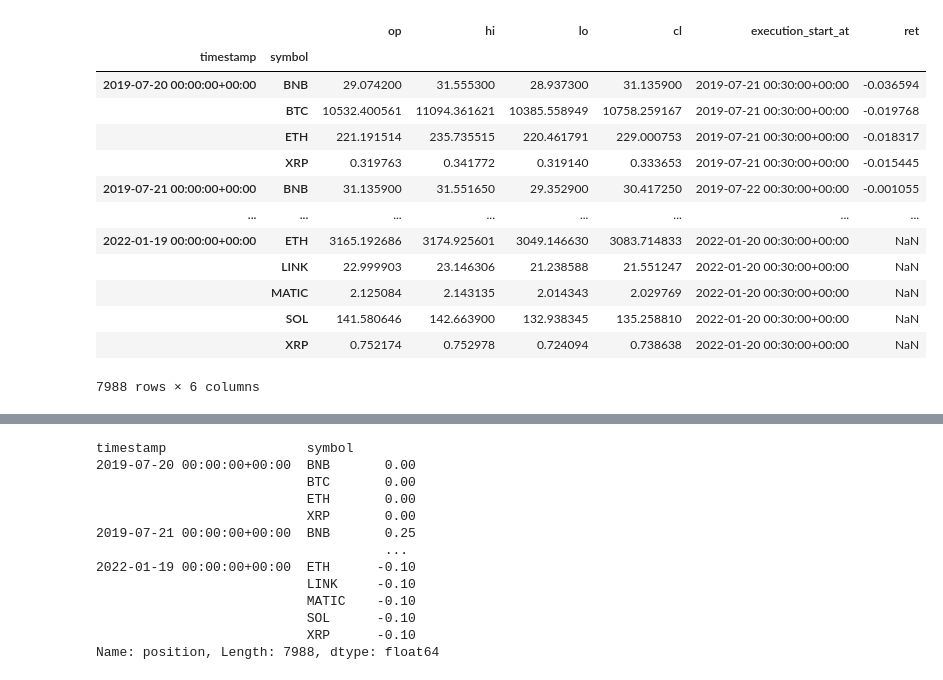
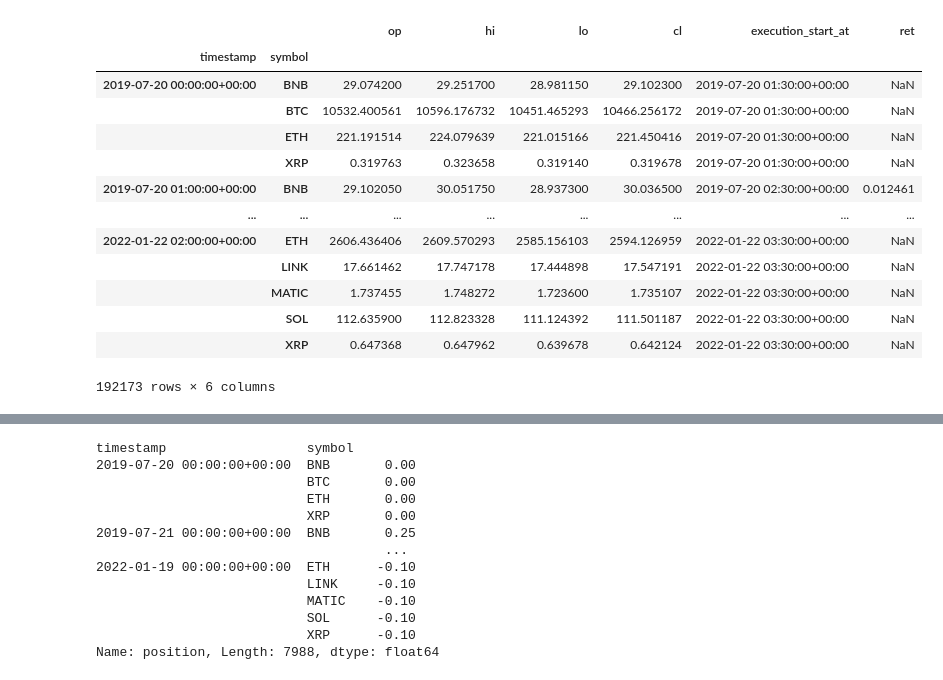
Before and after one commit to alphasea-dapp/alphasea-example-model, a Jupyter notebook: notebooks/example_model_rank.ipynb, the cells around one changed output, grey strips where cells are left out. Cells and saved outputs as stored; diff of their text form; code cells hidden in the pictures.

```diff
--- a/notebooks/example_model_rank.ipynb
+++ b/notebooks/example_model_rank.ipynb
@@ -28,24 +28,24 @@ cloudpickle.register_pickle_by_value(src) # for model portability
 # %%
 # symbols = 'BTC,ETH'.split(',')
 symbols = os.getenv('ALPHASEA_SYMBOLS').split(',') # 売買代金が多く、古いもの
-df = fetch_daily_ohlcv(symbols=symbols, with_target=True)
+df = fetch_ohlcv(symbols=symbols, with_target=True)
 df.to_pickle('/tmp/df.pkl')
 display(df)
 # %% [output]
 |  |  | op | hi | lo | cl | execution_start_at | ret |
 | timestamp | symbol |  |  |  |  |  |  |
-| 2019-07-20 00:00:00+00:00 | BNB | 29.074200 | 31.555300 | 28.937300 | 31.135900 | 2019-07-21 00:30:00+00:00 | -0.036594 |
-|  | BTC | 10532.400561 | 11094.361621 | 10385.558949 | 10758.259167 | 2019-07-21 00:30:00+00:00 | -0.019768 |
-|  | ETH | 221.191514 | 235.735515 | 220.461791 | 229.000753 | 2019-07-21 00:30:00+00:00 | -0.018317 |
-|  | XRP | 0.319763 | 0.341772 | 0.319140 | 0.333653 | 2019-07-21 00:30:00+00:00 | -0.015445 |
-| 2019-07-21 00:00:00+00:00 | BNB | 31.135900 | 31.551650 | 29.352900 | 30.417250 | 2019-07-22 00:30:00+00:00 | -0.001055 |
+| 2019-07-20 00:00:00+00:00 | BNB | 29.074200 | 29.251700 | 28.981150 | 29.102300 | 2019-07-20 01:30:00+00:00 | NaN |
+|  | BTC | 10532.400561 | 10596.176732 | 10451.465293 | 10466.256172 | 2019-07-20 01:30:00+00:00 | NaN |
+|  | ETH | 221.191514 | 224.079639 | 221.015166 | 221.450416 | 2019-07-20 01:30:00+00:00 | NaN |
+|  | XRP | 0.319763 | 0.323658 | 0.319140 | 0.319678 | 2019-07-20 01:30:00+00:00 | NaN |
+| 2019-07-20 01:00:00+00:00 | BNB | 29.102050 | 30.051750 | 28.937300 | 30.036500 | 2019-07-20 02:30:00+00:00 | 0.012461 |
 | ... | ... | ... | ... | ... | ... | ... | ... |
-| 2022-01-19 00:00:00+00:00 | ETH | 3165.192686 | 3174.925601 | 3049.146630 | 3083.714833 | 2022-01-20 00:30:00+00:00 | NaN |
-|  | LINK | 22.999903 | 23.146306 | 21.238588 | 21.551247 | 2022-01-20 00:30:00+00:00 | NaN |
-|  | MATIC | 2.125084 | 2.143135 | 2.014343 | 2.029769 | 2022-01-20 00:30:00+00:00 | NaN |
-|  | SOL | 141.580646 | 142.663900 | 132.938345 | 135.258810 | 2022-01-20 00:30:00+00:00 | NaN |
-|  | XRP | 0.752174 | 0.752978 | 0.724094 | 0.738638 | 2022-01-20 00:30:00+00:00 | NaN |
+| 2022-01-22 02:00:00+00:00 | ETH | 2606.436406 | 2609.570293 | 2585.156103 | 2594.126959 | 2022-01-22 03:30:00+00:00 | NaN |
+|  | LINK | 17.661462 | 17.747178 | 17.444898 | 17.547191 | 2022-01-22 03:30:00+00:00 | NaN |
+|  | MATIC | 1.737455 | 1.748272 | 1.723600 | 1.735107 | 2022-01-22 03:30:00+00:00 | NaN |
+|  | SOL | 112.635900 | 112.823328 | 111.124392 | 111.501187 | 2022-01-22 03:30:00+00:00 | NaN |
+|  | XRP | 0.647368 | 0.647962 | 0.639678 | 0.642124 | 2022-01-22 03:30:00+00:00 | NaN |
-7988 rows × 6 columns
+192173 rows × 6 columns
 # %%
 class ExampleModelRank:
     def __init__(self):
```
Also changed, not shown: parts of 4 cells of this notebook, 1 other file.
